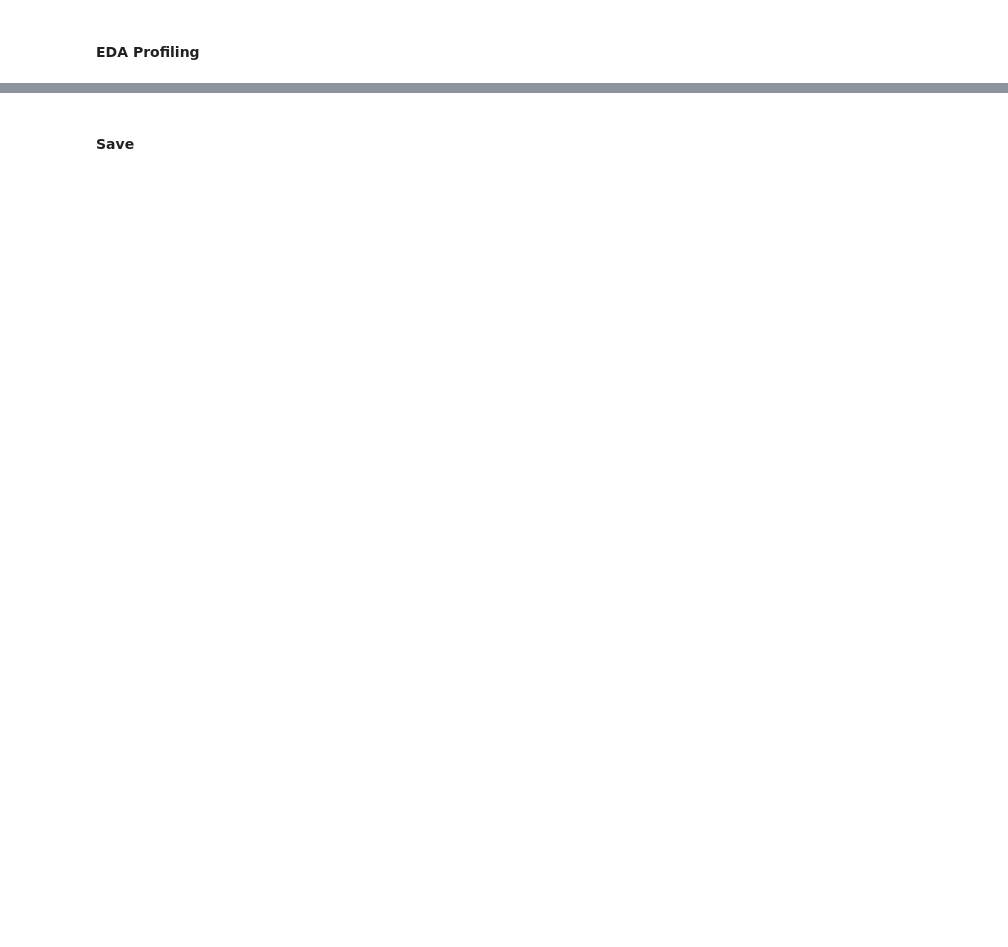
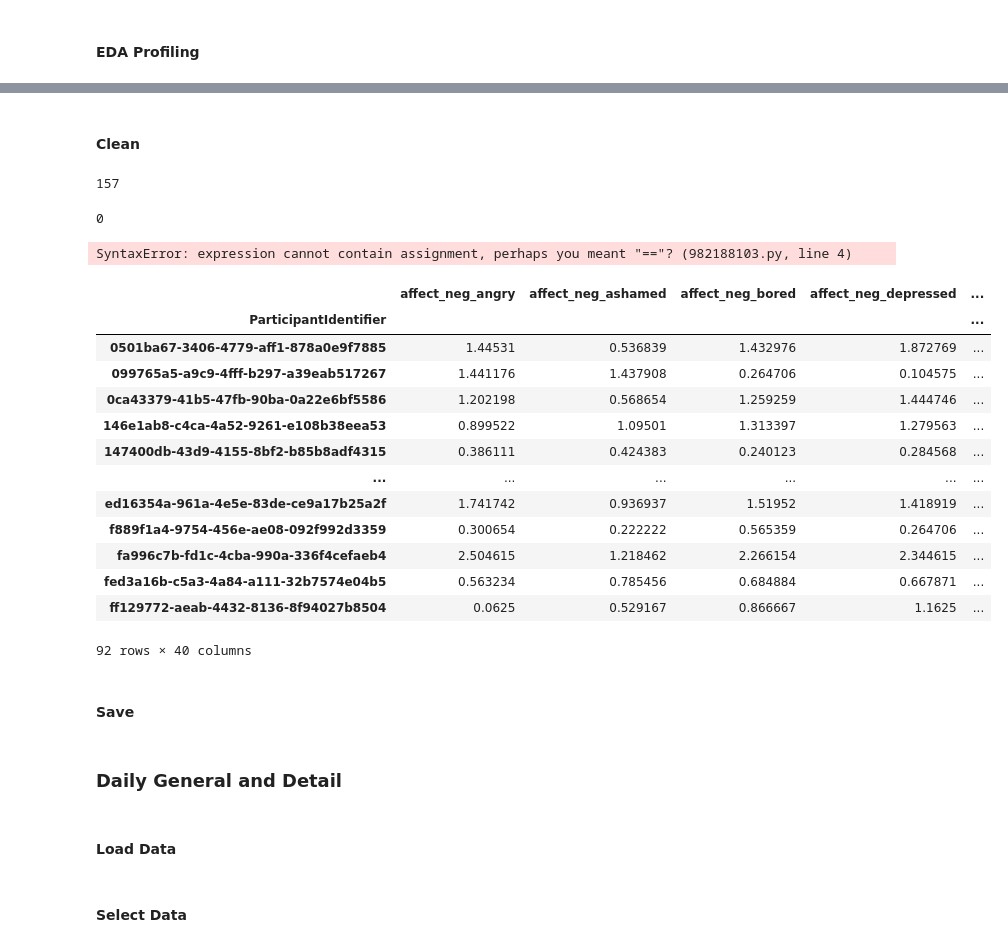
Before and after one commit to danieljwilson/3_3_experience_sampling, a Jupyter notebook: 3_3_3_data_analysis/01_data munge/01_1_process_data.ipynb, the cells around one changed output, grey strips where cells are left out. Drawn from its saved outputs; the diff is of its cells as text; code cells hidden in the pictures; blank space fills up the shorter version.

Commit message:
Updated daily goals data munge

```diff
--- a/3_3_3_data_analysis/01_data munge/01_1_process_data.ipynb
+++ b/3_3_3_data_analysis/01_data munge/01_1_process_data.ipynb
@@ -184,3 +164,44 @@ df_daily_affect_wide.loc[df_daily_affect_wide['affect_neg_angry']>5]
+# %% [markdown]
+#### Clean
+# %%
+# Number of instances where the cell value is out of range (greater than 5)
+df_daily_affect_wide.iloc[:,2:][df_daily_affect_wide.iloc[:,2:] > 5].count().sum()
+# %% [output]
+157
+# %%
+# Replace all values below threshold with NaN
+df_daily_affect_wide.iloc[:,2:] = np.where(df_daily_affect_wide.iloc[:,2:]>5, np.nan, df_daily_affect_wide.iloc[:,2:])
+# %%
+# Recheck for instances above 5
+df_daily_affect_wide.iloc[:,2:][df_daily_affect_wide.iloc[:,2:] > 5].count().sum()
+# %% [output]
+0
+# %%
+# Rerun profiling
+profile = ProfileReport(df_daily_affect_wide.iloc[:,2:],
+                        title="Affect | Pandas Profiling Report",
+                        infer_dtypes = False)
+profile.to_file(eda_reports_path + "affect_report_clean.html")
+# %% [output]
+SyntaxError: expression cannot contain assignment, perhaps you meant "=="? (982188103.py, line 4)
+# %%
+# Look at variance by subject
+df_daily_affect_wide.drop(['trial_date'], axis=1).groupby('ParticipantIdentifier').var()
+# %% [output]
+|  | affect_neg_angry | affect_neg_ashamed | affect_neg_bored | affect_neg_depressed | ... |
+| ParticipantIdentifier |  |  |  |  | ... |
+| 0501ba67-3406-4779-aff1-878a0e9f7885 | 1.44531 | 0.536839 | 1.432976 | 1.872769 | ... |
+| 099765a5-a9c9-4fff-b297-a39eab517267 | 1.441176 | 1.437908 | 0.264706 | 0.104575 | ... |
+| 0ca43379-41b5-47fb-90ba-0a22e6bf5586 | 1.202198 | 0.568654 | 1.259259 | 1.444746 | ... |
+| 146e1ab8-c4ca-4a52-9261-e108b38eea53 | 0.899522 | 1.09501 | 1.313397 | 1.279563 | ... |
+| 147400db-43d9-4155-8bf2-b85b8adf4315 | 0.386111 | 0.424383 | 0.240123 | 0.284568 | ... |
+| ... | ... | ... | ... | ... | ... |
+| ed16354a-961a-4e5e-83de-ce9a17b25a2f | 1.741742 | 0.936937 | 1.51952 | 1.418919 | ... |
+| f889f1a4-9754-456e-ae08-092f992d3359 | 0.300654 | 0.222222 | 0.565359 | 0.264706 | ... |
+| fa996c7b-fd1c-4cba-990a-336f4cefaeb4 | 2.504615 | 1.218462 | 2.266154 | 2.344615 | ... |
+| fed3a16b-c5a3-4a84-a111-32b7574e04b5 | 0.563234 | 0.785456 | 0.684884 | 0.667871 | ... |
+| ff129772-aeab-4432-8136-8f94027b8504 | 0.0625 | 0.529167 | 0.866667 | 1.1625 | ... |
+92 rows × 40 columns
 # %% [markdown]
 #### Save
 # %%
@@ -188,0 +215,4 @@ df_daily_affect_wide.to_csv(save_path + 'run2_affect.csv', index=False)
+# %% [markdown]
+### Daily General and Detail
+# %% [markdown]
+#### Load Data
@@ -188,0 +226,2 @@ df_daily_affect_wide.to_csv(save_path + 'run2_affect.csv', index=False)
+# %% [markdown]
+#### Select Data
```
Also changed, not shown: parts of 25 cells of this notebook.
